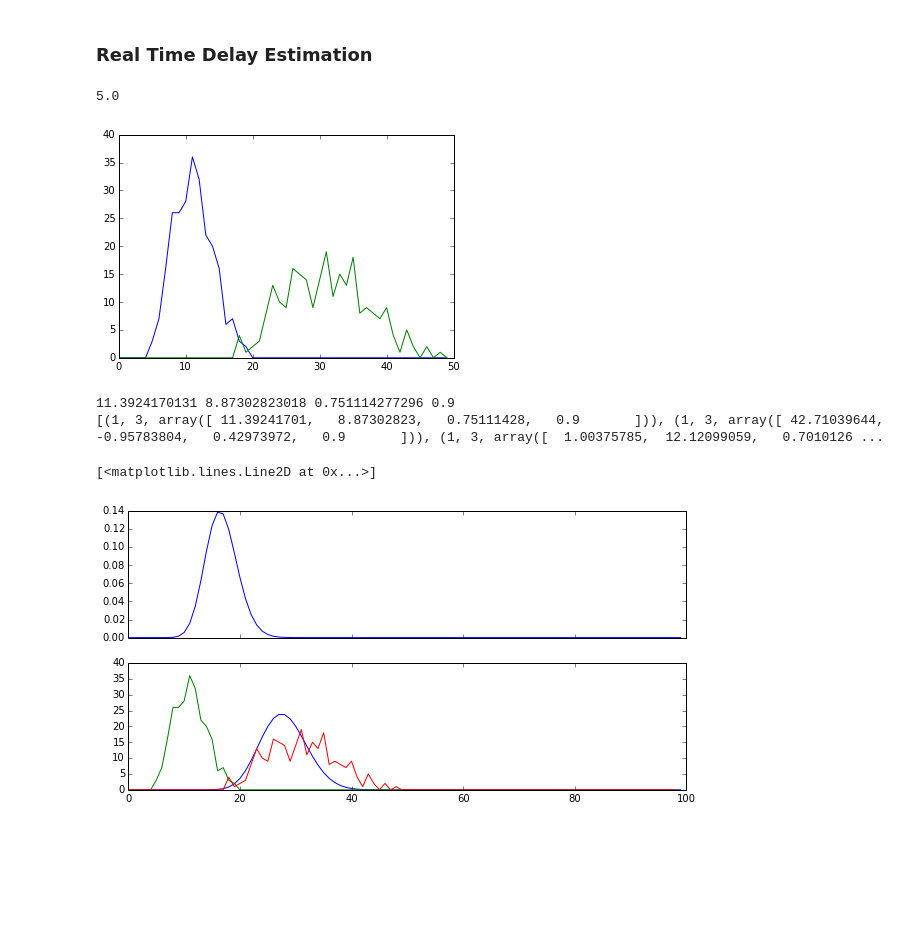
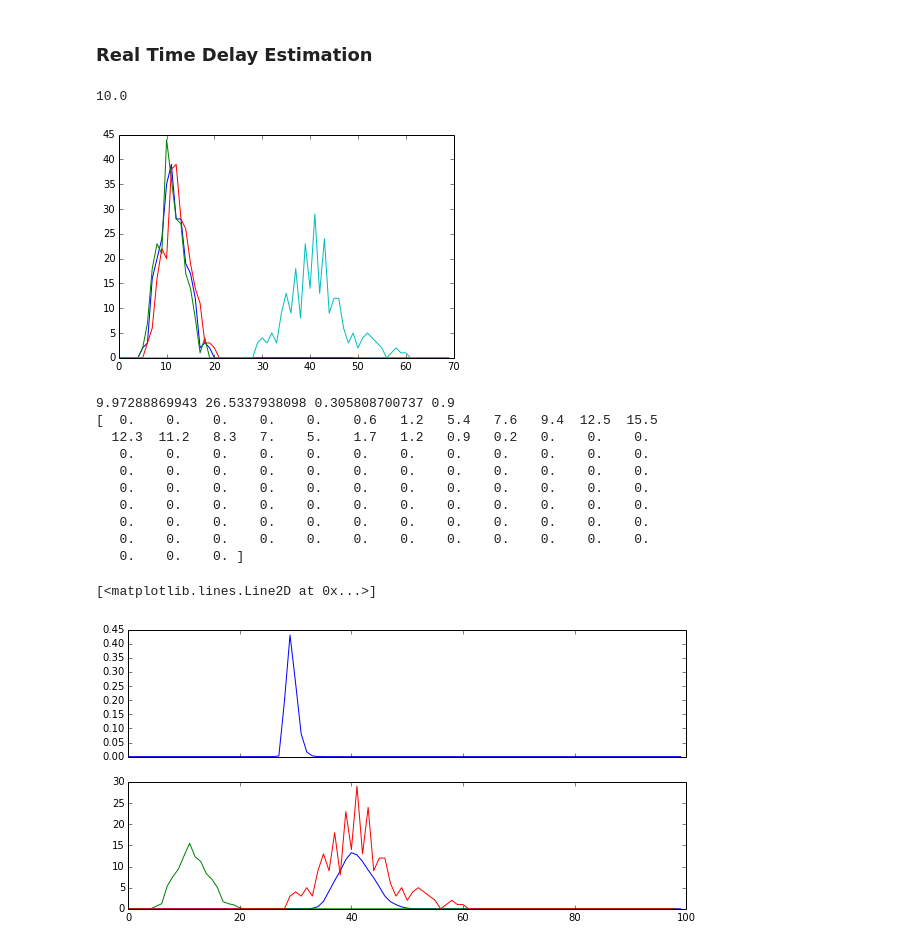
Before and after one commit to athuras/relay, a Jupyter notebook: lambda_agent/pyCrunch/PredictionTesting.ipynb, the cells around one changed output. Drawn from its saved outputs; the diff is of its cells as text; code cells hidden in the pictures; blank space fills up the shorter version.

Commit message:
fixes to time delay calculations.

```diff
--- a/lambda_agent/pyCrunch/PredictionTesting.ipynb
+++ b/lambda_agent/pyCrunch/PredictionTesting.ipynb
@@ -37,8 +37,8 @@ def generate_nbr_signals(distance, speed_limit, fast_coeff, amount):
 
     #lag = G.rvs(size=A.size)
     D = A + 3.4 * noise
-    C = A + 1.8 * noise
-    B = A + 1.3 * noise
+    C = A + 1.1 * noise
+    B = A + 0.95 * noise
     A = A + noise
     u = B.mean() - A.mean()
     s = (A.std() + B.std()) / 2
@@ -148,58 +151,76 @@ bhvr_sample = ((0, 1, 0.1), (0, 2, 0.6), (0, 3, 0.3), (3, 2, 1), (1, 0, 1), \
 
 nbr_bhvrs = (bhvr_sample, bhvr_sample, bhvr_sample, bhvr_sample, bhvr_sample,)
 
 # gamm, min_time, A, B, C = generate_nbr_signals(500, 60, 1.2, 400)
 
 # for gamma
 shape = 2.0
-loc= 5.0#min_time
+loc= 10.0#min_time
 scale= 2.0
 gain = 0.9
 
 edges = ((1, 3, (shape, loc, scale, gain)),(1, 3, (shape, loc, scale, gain)),
          (1, 3, (shape, loc, scale, gain)),(1, 3, (shape, loc, scale, gain)))
 
 bins = np.linspace(0, 100, 100)
 hA = np.histogram(A, bins)
 hB = np.histogram(B, bins)
 hC = np.histogram(C, bins)
 hD = np.histogram(D, bins)[0]
+hD = np.concatenate((np.zeros(10),hD[:-10]), axis=0)
 
 # hO = (np.zeros(len(hA[0])), hA[1])
 
 nbr_signals = ([hA, hB, hC], [hB, hC, hA], [hC, hA, hB],[hC, hB, hA],)
 
 inlet_signal = (hD, hD, hD, hD,)
 
 n = bins.shape[0]
 y_meas = inlet_signal[0]
-x = nbr_signals[0][0][0]
+x_1, x_2, x_3 = (nbr_signals[0][0][0], nbr_signals[0][1][0], nbr_signals[0][2][0])
 
-plt.plot(x[:50])
-plt.plot(y_meas[:50])
+plt.plot(x_1[:50])
+plt.plot(x_2[:50])
+plt.plot(x_3[:70])
+plt.plot(y_meas[:70])
 print loc
 # %% [output]
-5.0
+10.0
-[figure, old version]
+[figure, new version]
 # %%
 lsq_ests, lsq_time = td.estimate_time_delay(nbr_signals, nbr_bhvrs, edges, inlet_signal, 1.0)
 lshape, lloc, lscale, lgain = lsq_ests[0][2]
 
 print  lshape, lloc, lscale, lgain
-print lsq_ests
+print lsq_ests[0][3]
 lsq_gamma = stats.gamma(lshape, loc=lloc, scale=lscale).pdf(bins)
 # %% [output]
-11.3924170131 8.87302823018 0.751114277296 0.9
-[(1, 3, array([ 11.39241701,   8.87302823,   0.75111428,   0.9       ])), (1, 3, array([ 42.71039644,  -0.95783804,   0.42973972,   0.9       ])), (1, 3, array([  1.00375785,  12.12099059,   0.7010126 ...
+9.97288869943 26.5337938098 0.305808700737 0.9
+[  0.    0.    0.    0.    0.    0.6   1.2   5.4   7.6   9.4  12.5  15.5
+  12.3  11.2   8.3   7.    5.    1.7   1.2   0.9   0.2   0.    0.    0.
+   0.    0.    0.    0.    0.    0.    0.    0.    0.    0.    0.    0.
+   0.    0.    0.    0.    0.    0.    0.    0.    0.    0.    0.    0.
+   0.    0.    0.    0.    0.    0.    0.    0.    0.    0.    0.    0.
+   0.    0.    0.    0.    0.    0.    0.    0.    0.    0.    0.    0.
+   0.    0.    0.    0.    0.    0.    0.    0.    0.    0.    0.    0.
+   0.    0.    0.    0.    0.    0.    0.    0.    0.    0.    0.    0.
+   0.    0.    0. ]
 # %%
 n = bins.shape[0]
-conc = np.convolve(lsq_gamma, x, mode='full')[:n]
+c_sigs = lsq_ests[0][3]
+ym = lsq_ests[0][4]
+
+conc = np.convolve(lsq_gamma, c_sigs, mode='full')[:n]
 
 f, (a1, a2) = plt.subplots(2, 1, figsize=(10, 5), sharex=True)
 a2.plot(conc)
-plt.plot(x)
-plt.plot(y_meas)
+# plt.plot(x_1)
+# plt.plot(x_2)
+# plt.plot(x_3)
+plt.plot(c_sigs)
+# plt.plot(np.concatenate((np.zeros(10),hD[:-10]), axis=0))
+plt.plot(ym)
 a1.plot(lsq_gamma)
 # %% [output]
 [<matplotlib.lines.Line2D at 0x...>]
-[figure, old version]
+[figure, new version]
```
Also changed, not shown: parts of 4 cells of this notebook, 3 other files.
